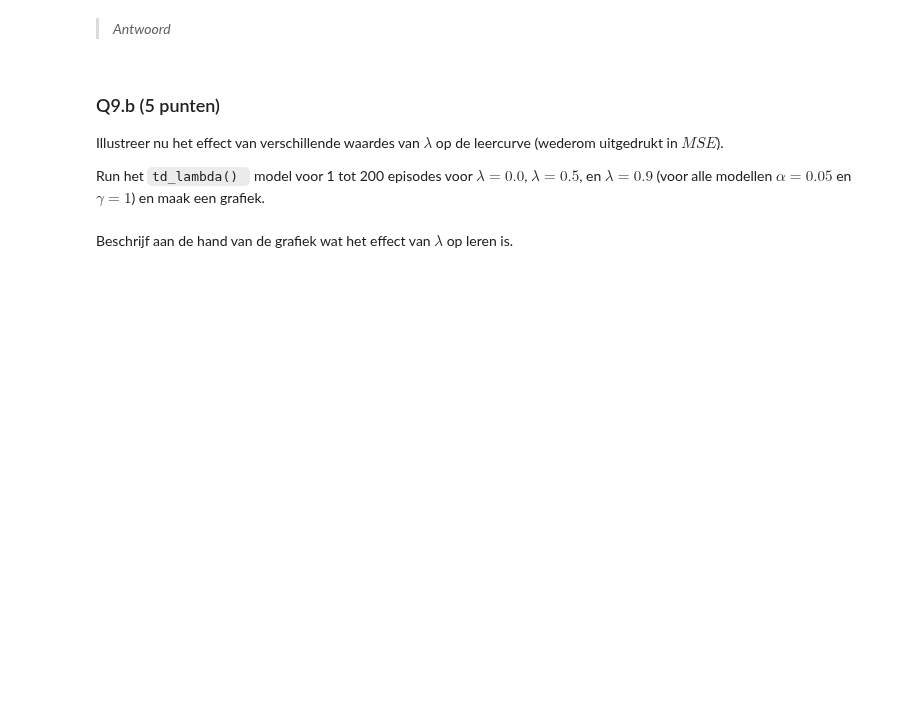
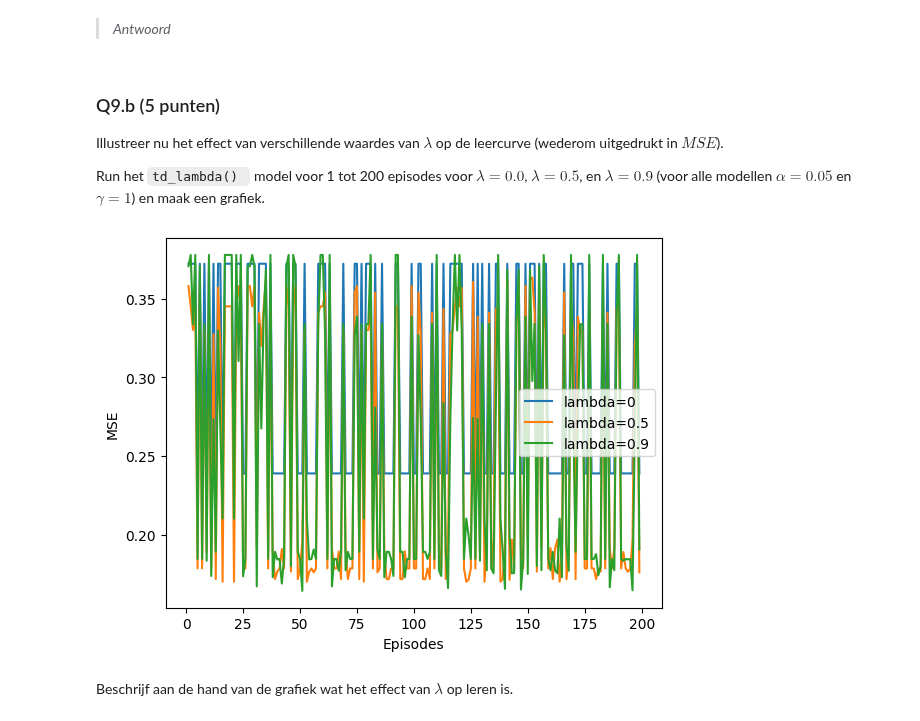
Before and after one commit to YorbenKoolhaas/cogmod, a Jupyter notebook: hw1/Assignment_1.ipynb, the cells around one changed output. Saved outputs shown, nothing was run; the diff lists cells and outputs as text; code cells hidden in the pictures; blank space fills up the shorter version.

```diff
--- a/hw1/Assignment_1.ipynb
+++ b/hw1/Assignment_1.ipynb
@@ -707,7 +798,3 @@ Implementeer eligibility traces in het `td_zero()` model, en maak er een nieuwe
 * Deze lijst moet elke stap worden bijgehouden. Elke keer als de robot in een state komt krijgt deze EV = 1, maar hoe langer de robot niet meer in die state komt des te lager de EV wordt.
 * Let op! De prediction error (PE) moet nu gebruikt worden om __alle__ states te updaten met een eligibility waarde groter dan nul.
 * Zorg dat de output van de functie een lijst is van states $V$ en een lijst van eligibility waardes $e$ (een lijst per episode).
-# %%
-def td_lambda():
-    # TO DO
-    return
@@ -731,3 +866,23 @@ Run het `td_lambda() ` model voor 1 tot 200 episodes voor $\lambda=0.0$, $\lambd
+# %%
+lambdas = [0, 0.5, 0.9]
+
+for lambd in lambdas:
+    mses = []
+
+    for episodes in range(1, 200):
+        random.seed(42)
+        Vt = td_lambda(0.05, 1, episodes, lambd)
+        mses.append(MSE(Vt))
+
+    plt.plot(range(1, 200), mses, label=f'lambda={lambd}')
+
+plt.legend()
+plt.xlabel('Episodes')
+plt.ylabel('MSE')
+
+plt.show()
+# %% [output]
+[figure, added]
 # %% [markdown]
 Beschrijf aan de hand van de grafiek wat het effect van $\lambda$ op leren is.
 # %% [markdown]
```
Also changed, not shown: parts of 22 cells of this notebook.
